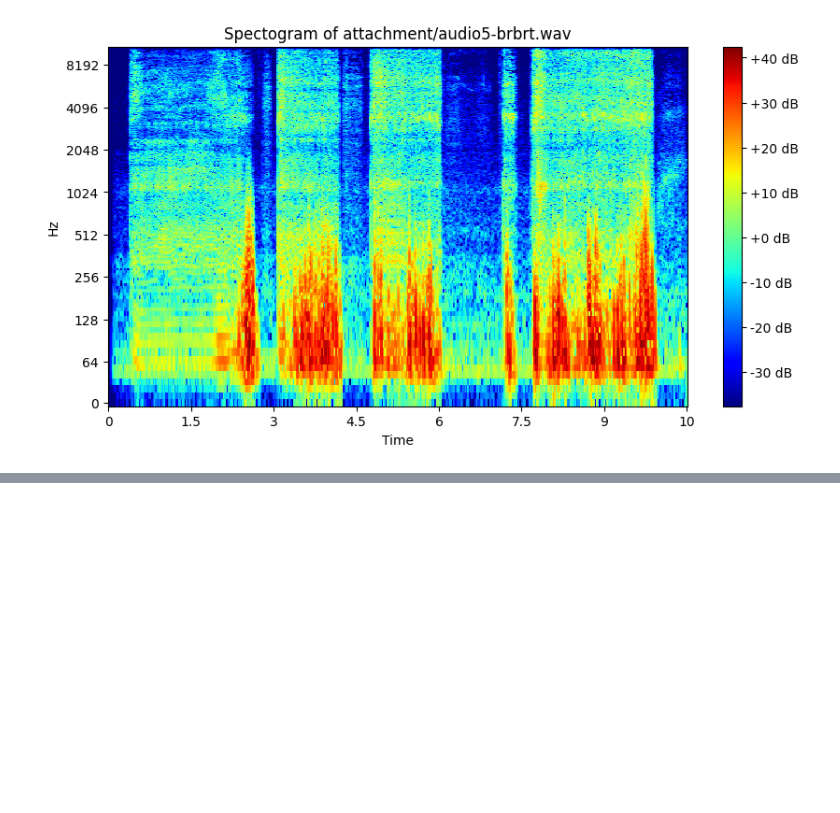
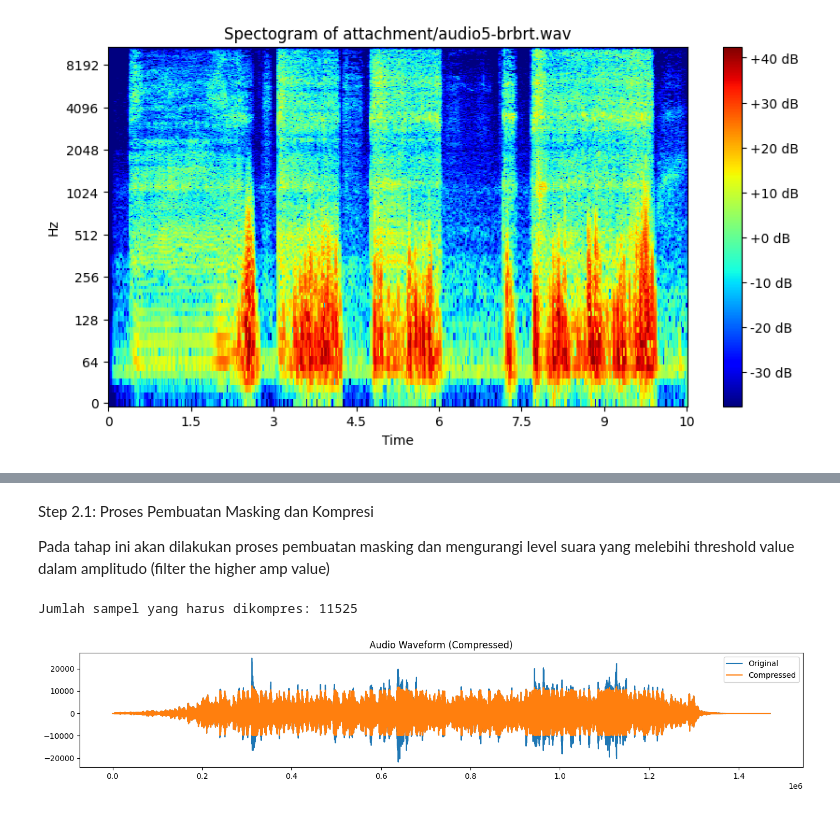
Before and after one commit to archiseino/IF4021, a Jupyter notebook: 121140068_ho1.ipynb, the cells around one changed output, grey strips where cells are left out. Drawn from its saved outputs; the diff is of its cells as text; code cells hidden in the pictures; blank space fills up the shorter version.

```diff
--- a/121140068_ho1.ipynb
+++ b/121140068_ho1.ipynb
@@ -236,0 +385,25 @@ Lalu apakah frekuensi yang tinggi berkorelasi dengan suara (volume) yang besar?
+# %% [markdown]
+Step 2.1: Proses Pembuatan Masking dan Kompresi
+
+Pada tahap ini akan dilakukan proses pembuatan masking dan mengurangi level suara yang melebihi threshold value dalam amplitudo (filter the higher amp value)
+# %%
+above_threshold = np.abs(compressed_audio_duplicate) > threshold
+print(f"Jumlah sampel yang harus dikompres: {np.sum(above_threshold)}")
+
+## Setting the ratio
+ratio = 6
+
+compressed_audio_duplicate[above_threshold] = threshold + (np.abs(compressed_audio_duplicate[above_threshold]) - threshold) / ratio
+compressed_audio_duplicate = np.clip(compressed_audio_duplicate, -max_val, max_val)
+
+## Preview the Code
+plt.figure(figsize=(14, 3))
+plt.plot(audio_data, label='Original')
+plt.plot(compressed_audio_duplicate, label='Compressed')
+plt.title('Audio Waveform (Compressed)')
+plt.tight_layout()
+plt.legend()
+plt.show()
+# %% [output]
+Jumlah sampel yang harus dikompres: 11525
+[figure, added]
```
Also changed, not shown: parts of 33 cells of this notebook, 18 other files.
